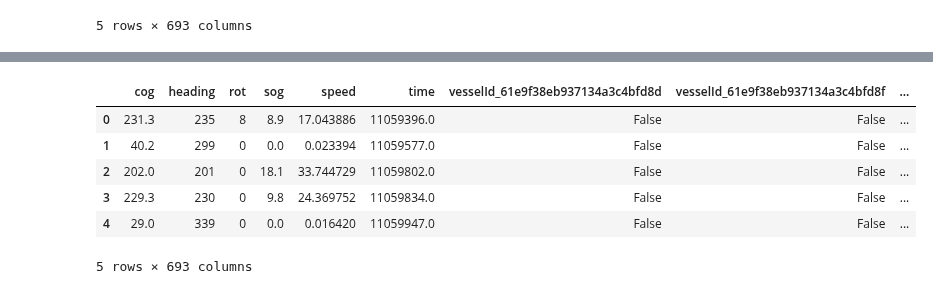
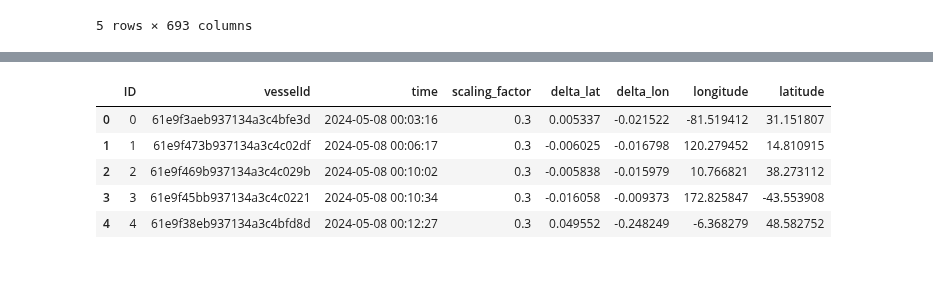
Before and after one commit to baconmoontwist/ML, a Jupyter notebook: Henrik/ML 1.ipynb, the cells around one changed output, grey strips where cells are left out. Cells and saved outputs as stored; diff of their text form; code cells hidden in the pictures.

```diff
--- a/Henrik/ML 1.ipynb
+++ b/Henrik/ML 1.ipynb
@@ -119,0 +179,9 @@ clean2.tail()
+# %%
+uniquevessel = [i for i in test.copy()['vesselId'].unique()]
+traincopy = train.copy()
+bettertraining = traincopy[0:1]
+for i in uniquevessel:
+    boat = traincopy[traincopy['vesselId'] == i]
+    bettertraining.loc[len(bettertraining.index)] = boat.iloc[-1]
+bettertraining = bettertraining[1:]
+bettertraining.head()
@@ -119,0 +212,11 @@ clean2.tail()
+# %%
+test5p = test5_processed.copy()
+test5p = preprocess(test5p)
+for column in trainingdata5:
+    if column not in test5p:
+        test5p[column] = False
+
+test5p = test5p.reindex(sorted(test5p.columns), axis=1)
+test5p = test5p.drop(columns=["ID","scaling_factor"])
+
+test5p.head()
@@ -119,0 +231,3 @@ clean2.tail()
+# %%
+res = model5.predict(test5p)
+print(res)
@@ -120,3 +242,23 @@ clean2.tail()
+# %%
+deltalat = [i[0] for i in res]
+deltalon = [i[1] for i in res]
+testres = test.copy()
+testres["delta_lat"] = deltalat
+testres["delta_lon"] = deltalon
+uniqueVesselId = testres["vesselId"].unique()
+testres_processed_list = []
+for id in uniqueVesselId:
+    boat = testres[testres["vesselId"] == id].reset_index(drop=True)
+    boat.at[0,"longitude"] = bettertraining[bettertraining["vesselId"]==id].reset_index(drop=True).at[0,"longitude"]+boat.at[0,"delta_lon"]
+    boat.at[0,"latitude"] = bettertraining[bettertraining["vesselId"]==id].reset_index(drop=True).at[0,"latitude"]+boat.at[0,"delta_lat"]
+    for i in range(1,len(boat.index)):
+        boat.at[i,"longitude"]=boat.at[i-1,"longitude"]+boat.at[i,"delta_lon"]
+        boat.at[i,"latitude"]=boat.at[i-1,"latitude"]+boat.at[i,"delta_lat"]
+        #Appending rows to list
+    for _, row in boat.iterrows():
+        testres_processed_list.append(row.to_dict())
+
+testres_processed = pd.DataFrame(testres_processed_list).sort_values("time").reset_index(drop=True)
 # %%
 start = time.time()
 trainingdata4 = cleandata.copy()
@@ -284,12 +424,11 @@ with open('res.csv', 'w') as f:
 df = pd.read_csv('res.csv')
 df.to_csv('res.csv', index=False)
 # %%
-enesresc.head()
+testres_processed.head()
 # %% [output]
-|  | cog | heading | rot | sog | speed | time | vesselId_61e9f38eb937134a3c4bfd8d | vesselId_61e9f38eb937134a3c4bfd8f | ... |
-| 0 | 231.3 | 235 | 8 | 8.9 | 17.043886 | 11059396.0 | False | False | ... |
-| 1 | 40.2 | 299 | 0 | 0.0 | 0.023394 | 11059577.0 | False | False | ... |
-| 2 | 202.0 | 201 | 0 | 18.1 | 33.744729 | 11059802.0 | False | False | ... |
-| 3 | 229.3 | 230 | 0 | 9.8 | 24.369752 | 11059834.0 | False | False | ... |
-| 4 | 29.0 | 339 | 0 | 0.0 | 0.016420 | 11059947.0 | False | False | ... |
+|  | ID | vesselId | time | scaling_factor | delta_lat | delta_lon | longitude | latitude |
+| 0 | 0 | 61e9f3aeb937134a3c4bfe3d | 2024-05-08 00:03:16 | 0.3 | 0.005337 | -0.021522 | -81.519412 | 31.151807 |
+| 1 | 1 | 61e9f473b937134a3c4c02df | 2024-05-08 00:06:17 | 0.3 | -0.006025 | -0.016798 | 120.279452 | 14.810915 |
+| 2 | 2 | 61e9f469b937134a3c4c029b | 2024-05-08 00:10:02 | 0.3 | -0.005838 | -0.015979 | 10.766821 | 38.273112 |
+| 3 | 3 | 61e9f45bb937134a3c4c0221 | 2024-05-08 00:10:34 | 0.3 | -0.016058 | -0.009373 | 172.825847 | -43.553908 |
+| 4 | 4 | 61e9f38eb937134a3c4bfd8d | 2024-05-08 00:12:27 | 0.3 | 0.049552 | -0.248249 | -6.368279 | 48.582752 |
-5 rows × 693 columns
```
Also changed, not shown: parts of 16 cells of this notebook, 2 other files.
